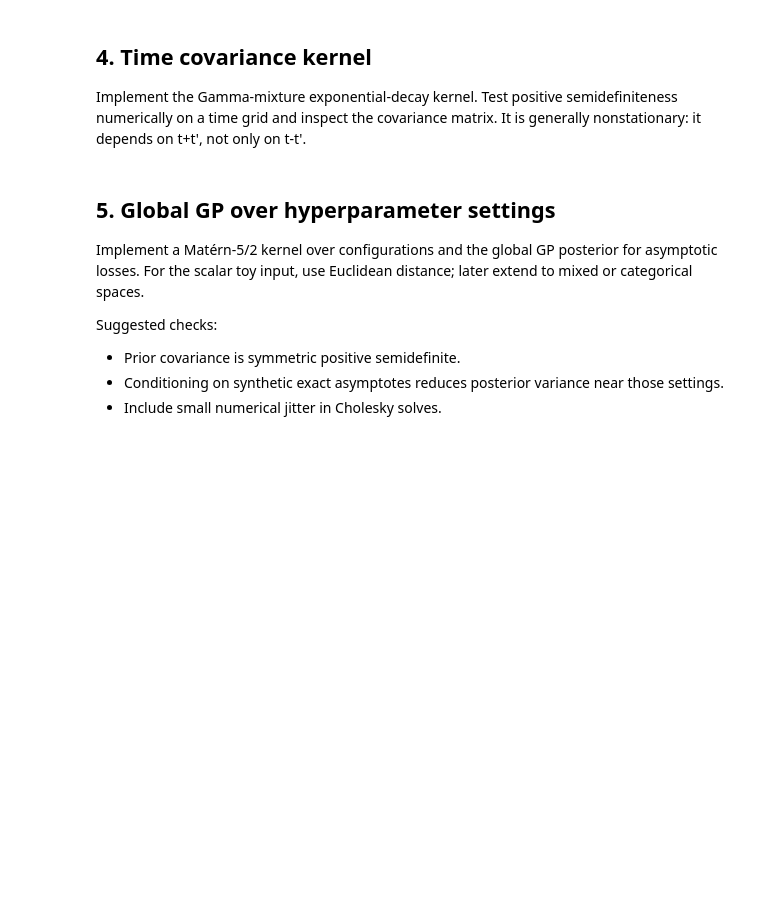
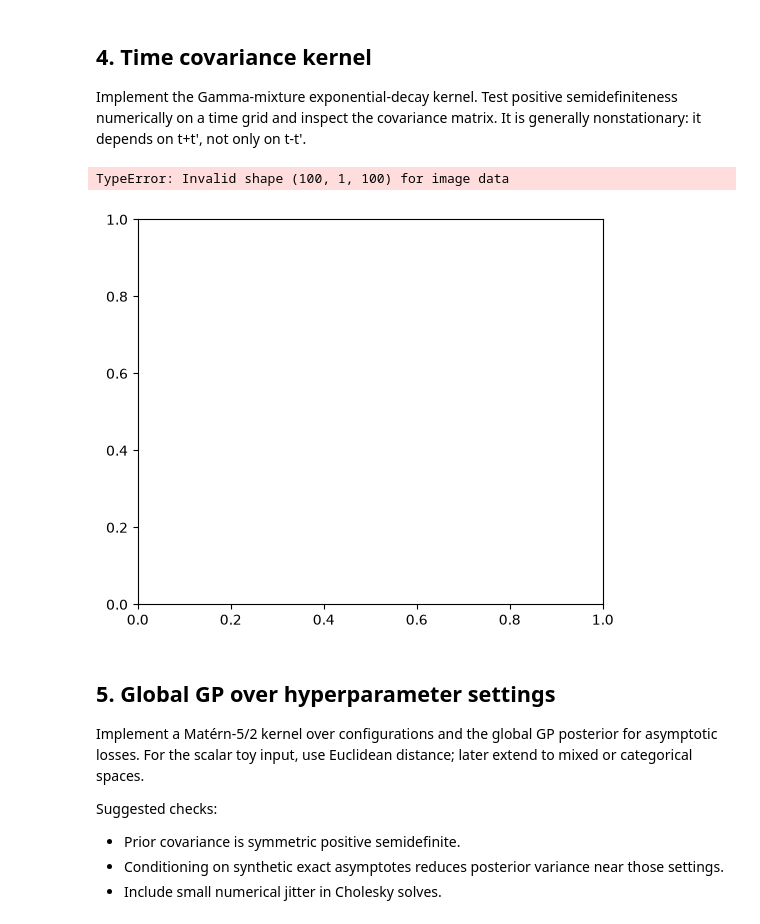
Before and after one commit to priyankbehera/Bayesian-Optimization, a Jupyter notebook: Freeze-Thaw BO/freezethaw.ipynb, the cells around one changed output. Drawn from its saved outputs; the diff is of its cells as text; code cells hidden in the pictures; blank space fills up the shorter version.

```diff
--- a/Freeze-Thaw BO/freezethaw.ipynb
+++ b/Freeze-Thaw BO/freezethaw.ipynb
@@ -91,12 +91,12 @@ plt.show()
 Implement the Gamma-mixture exponential-decay kernel. Test positive semidefiniteness numerically on a time grid and inspect the covariance matrix. It is generally nonstationary: it depends on t+t', not only on t-t'.
 # %%
 def freeze_thaw_time_kernel(t, t_prime, alpha=1.0, beta=1.0):
-    # TODO: implement beta**alpha / (t + t_prime + beta)**alpha
-    # Return an array broadcast over t and t_prime.
-
-    pass
-
-# TODO: evaluate the kernel on a time grid, visualize K, and inspect eigenvalues.
+    t = np.asarray(t)[..., None]
+    t_prime = np.asarray(t_prime)
+    return beta**alpha / (t + t_prime + beta)**alpha
+# %% [output]
+TypeError: Invalid shape (100, 1, 100) for image data
+[figure, added]
 # %% [markdown]
 ## 5. Global GP over hyperparameter settings
 
```
